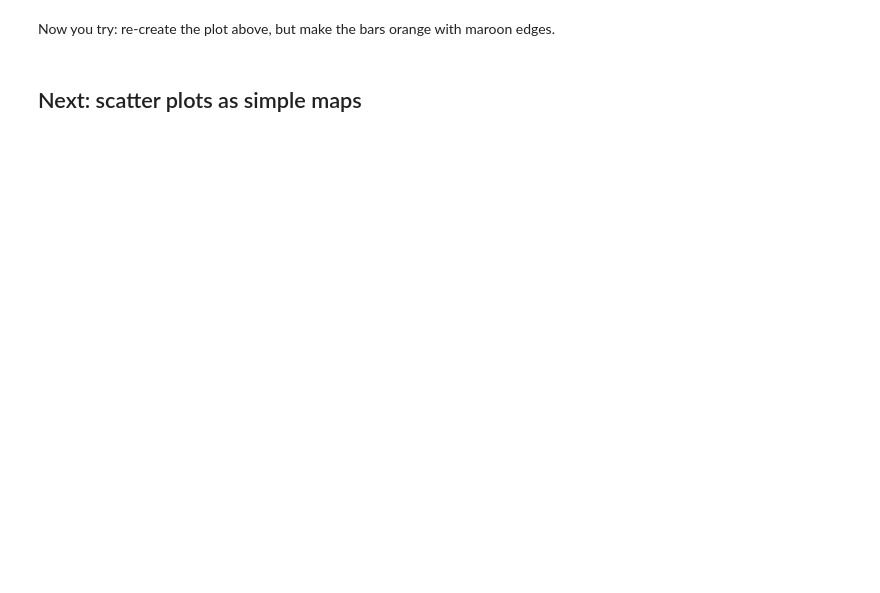
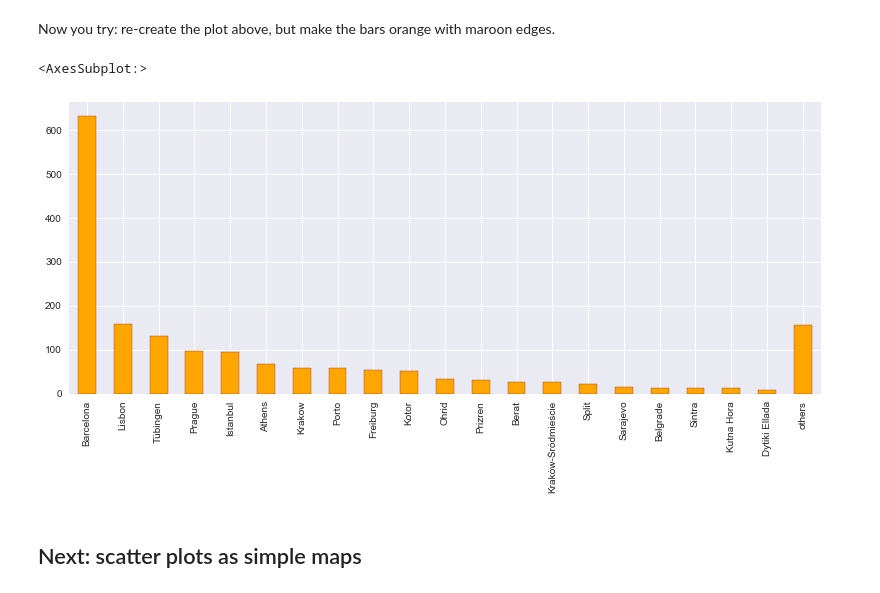
Before and after one commit to qszhao/PTUA2023, a Jupyter notebook: Lab06/Lab06_Visualization.ipynb, the cells around one changed output. Drawn from its saved outputs; the diff is of its cells as text; code cells hidden in the pictures; blank space fills up the shorter version.

```diff
--- a/Lab06/Lab06_Visualization.ipynb
+++ b/Lab06/Lab06_Visualization.ipynb
@@ -54,3 +61,16 @@ Now you try: re-create the plot above, but make the bars orange with maroon edge
+# %%
+# Q2: Draw the same bar chart, but now for the most visited cities instead of countries
+
+#df_cities = df.groupby('city').filter(lambda x: len(x) > 50)
+#df_cities = df_cities.groupby('city')['lat'].count().reset_index(name='count').sort_values(by='count', ascending=False)
+
+cities = df['city'].value_counts()
+top20cities = cities.sort_values(ascending=False)[:20].copy()
+top20cities['others'] = cities.sort_values(ascending=False)[20:].sum()
+top20cities.plot(kind='bar', x='city', color='orange', edgecolor='maroon', figsize=(12, 5))
+# %% [output]
+<AxesSubplot:>
+[figure, added]
 # %% [markdown]
 ## Next: scatter plots as simple maps
 # %%
```
Also changed, not shown: parts of 7 cells of this notebook.
